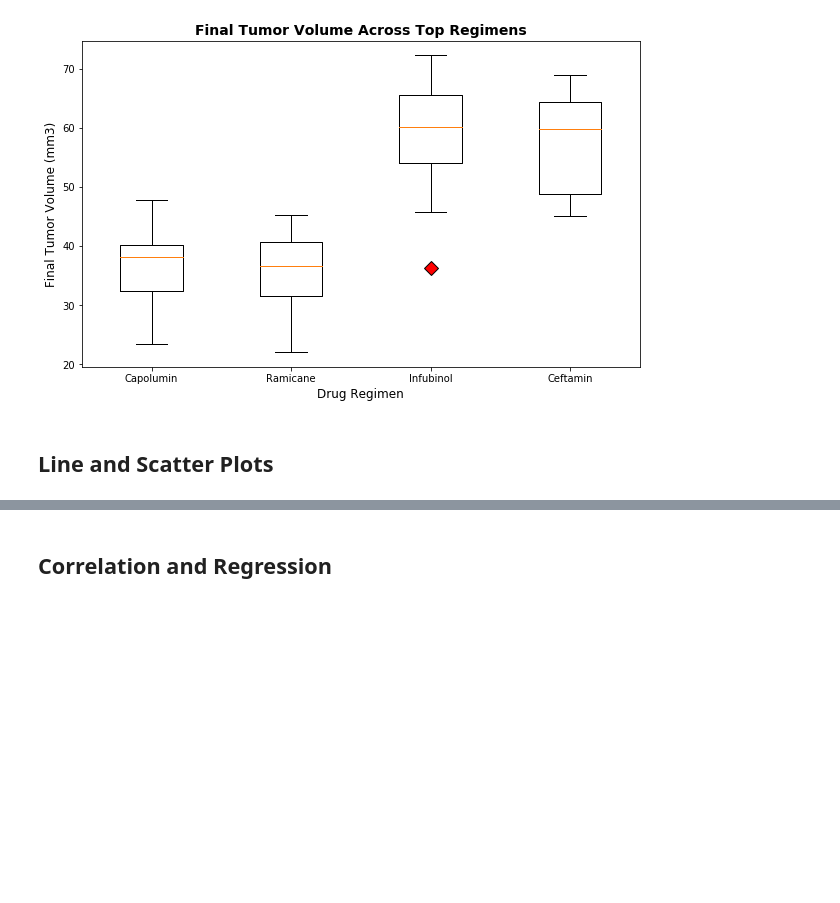
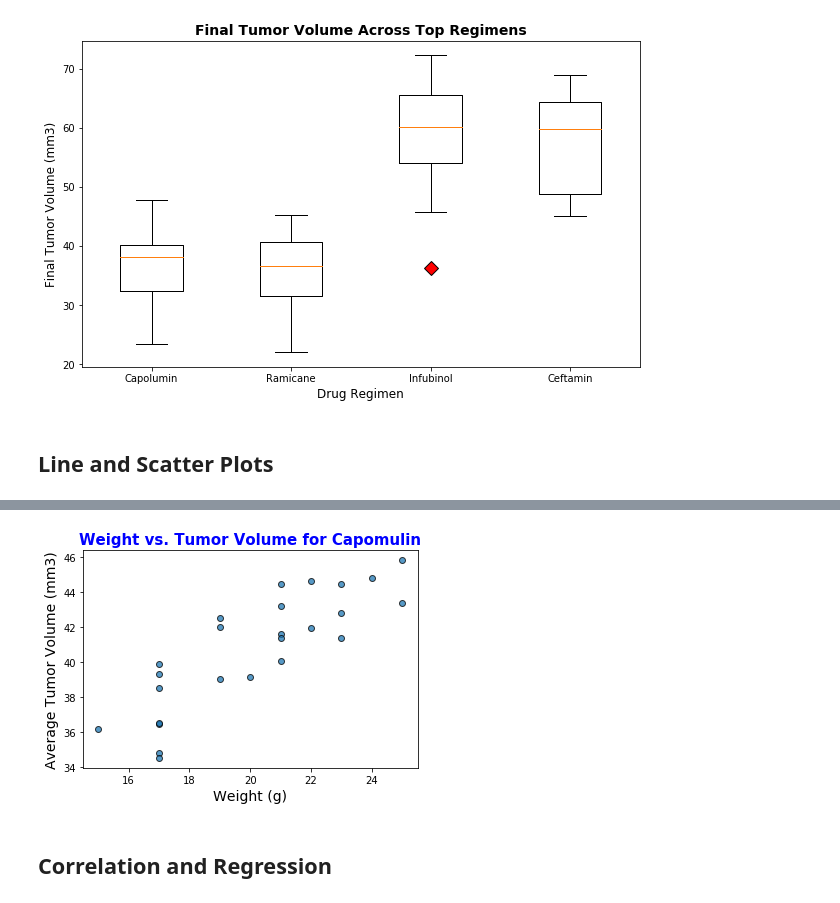
Before and after one commit to thundrakkon/UCI_Data_Homework, a Jupyter notebook: matplotlib-challenge/pymaceuticals_final.ipynb, the cells around one changed output, grey strips where cells are left out. Drawn from its saved outputs; the diff is of its cells as text; code cells hidden in the pictures; blank space fills up the shorter version.

```diff
--- a/matplotlib-challenge/pymaceuticals_final.ipynb
+++ b/matplotlib-challenge/pymaceuticals_final.ipynb
@@ -308,2 +336,16 @@ plt.show()
+# %%
+# Generate a scatter plot of mouse weight versus average tumor volume for the Capomulin regimen
+
+capomulin_group = capomulin_list_only.groupby(['Mouse ID'])
+capomulin_weight = capomulin_group['Weight (g)'].unique().str[0]
+capomulin_avg_vol = capomulin_group['Tumor Volume (mm3)'].mean()
+
+plt.scatter(capomulin_weight, capomulin_avg_vol, marker="o", edgecolors="black", alpha=0.75)
+plt.xlabel('Weight (g)', fontsize=14)
+plt.ylabel('Average Tumor Volume (mm3)', fontsize=14)
+plt.title('Weight vs. Tumor Volume for Capomulin', fontsize=15, fontweight= 'bold', color='b')
+plt.show()
+# %% [output]
+[figure, added]
 # %% [markdown]
 ## Correlation and Regression
```
Also changed, not shown: parts of 8 cells of this notebook.
